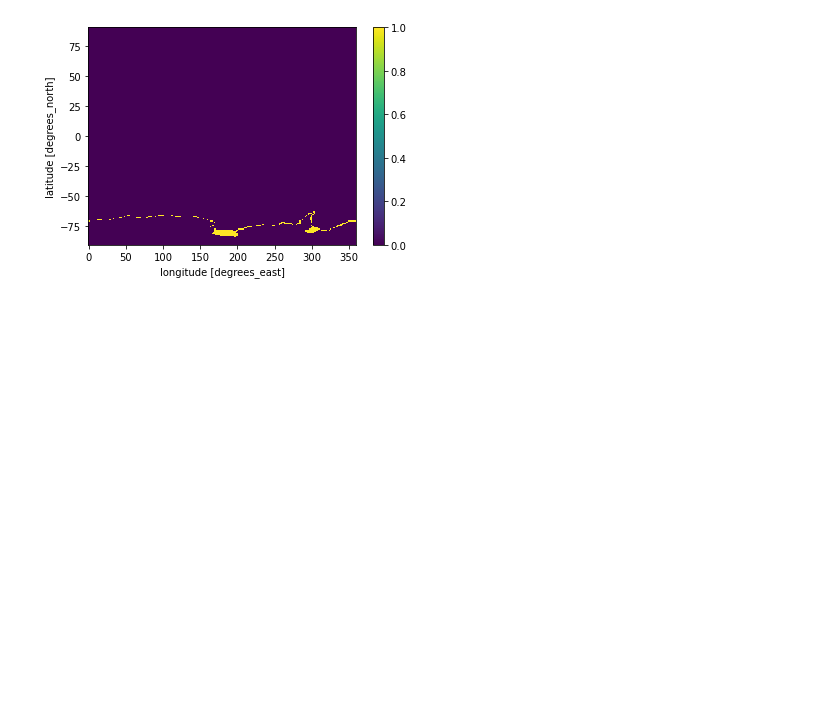
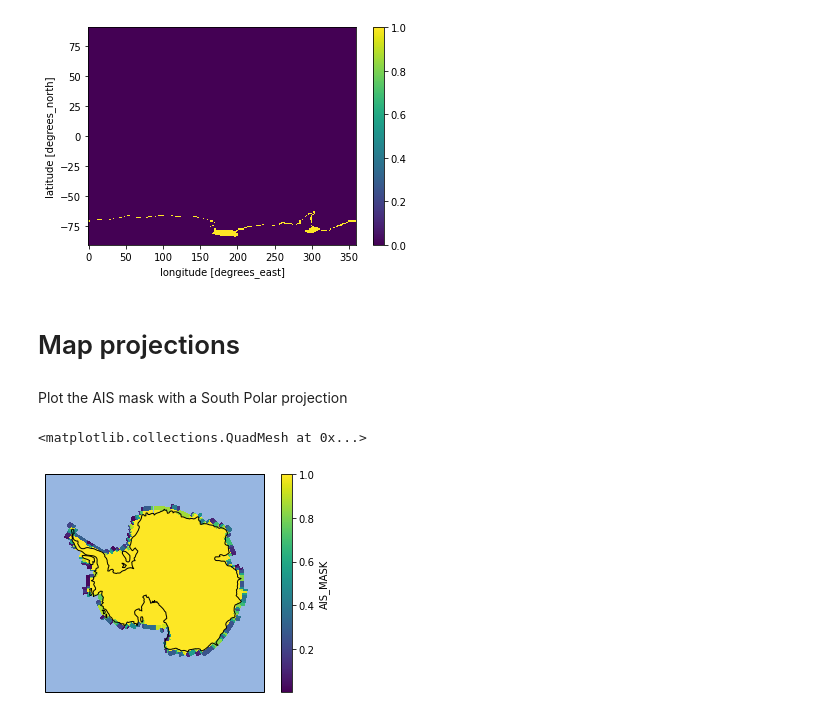
Before and after one commit to lvankampenhout/cesm_ext_ais, a Jupyter notebook: example notebook Nikola.ipynb, the cells around one changed output. Drawn from its saved outputs; the diff is of its cells as text; code cells hidden in the pictures; blank space fills up the shorter version.

Commit message:
new example: polar projection

```diff
--- a/example notebook Nikola.ipynb
+++ b/example notebook Nikola.ipynb
@@ -162,3 +192,5 @@ xr.where((ais_oro > 0.1) * (ais_oro < 100), 1, 0).plot()
 # %% [output]
 <matplotlib.collections.QuadMesh at 0x...>
 [figure]
+# %% [markdown]
+# Map projections
@@ -164,0 +200,33 @@ xr.where((ais_oro > 0.1) * (ais_oro < 100), 1, 0).plot()
+# %%
+def add_2d_coordinate_information(var):
+    lon2d, lat2d = np.meshgrid(var.lon,var.lat)
+    var.coords['lon2d'] = xr.DataArray(lon2d, dims=('lat', 'lon'))
+    var.coords['lat2d'] = xr.DataArray(lat2d, dims=('lat', 'lon'))
+
+
+def change_value_to_missing(var, value=0.0):
+    return xr.where(var==value, np.NaN, var)
+# %%
+add_2d_coordinate_information(ais_mask)
+
+# Set zero values to Not-A-Number, which removes them from the plot altogether.
+ais_mask = change_value_to_missing(ais_mask, value=0.0)
+# %%
+def layout_ax(ax):
+    ax.coastlines()
+    ax.add_feature(cfeature.OCEAN) ## BUG in cartopy 0.16: draws ocean everywhere on NorthPolarStereo projection
+    ax.add_feature(cfeature.LAND)
+    #ax.add_feature(cfeature.COASTLINE)
+# %% [markdown]
+Plot the AIS mask with a South Polar projection
+# %%
+fig = plt.figure()
+ax = fig.subplots(subplot_kw={'projection':ccrs.SouthPolarStereo()})
+
+ax.set_extent((-180,180,-90,-60), crs=ccrs.PlateCarree())
+
+layout_ax(ax)
+ais_mask.plot.pcolormesh('lon2d','lat2d',ax=ax, transform=ccrs.PlateCarree())
+# %% [output]
+<matplotlib.collections.QuadMesh at 0x...>
+[figure, added]
```
Also changed, not shown: parts of 30 cells of this notebook, 1 other file.
